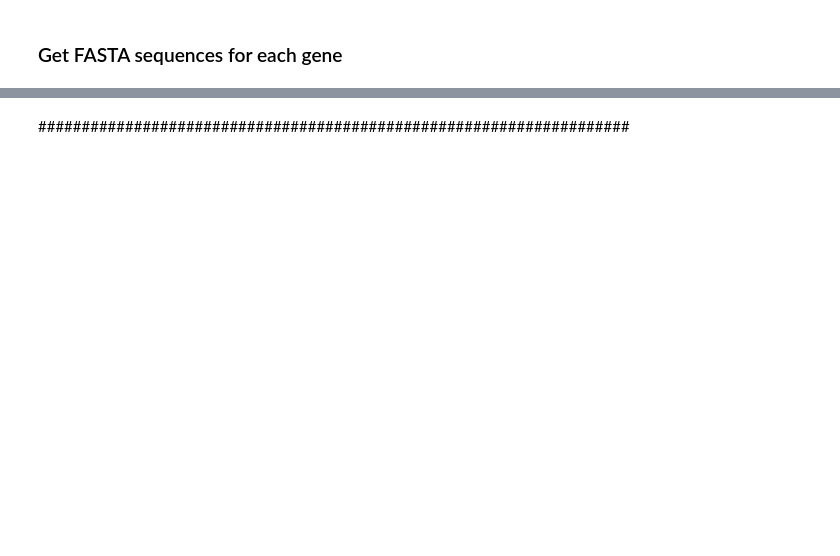
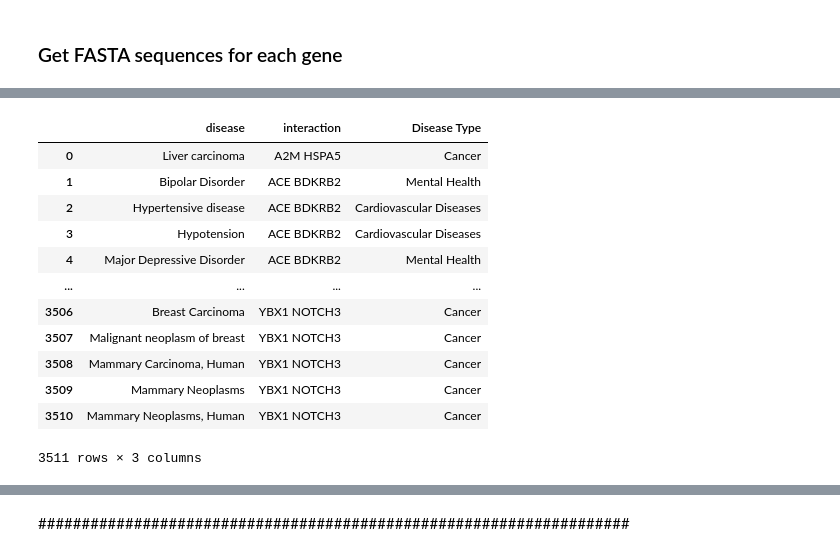
Before and after one commit to bioinfo-YCU/ConnectomeDB, a Jupyter notebook: Python_test.ipynb, the cells around one changed output, grey strips where cells are left out. Saved outputs shown, nothing was run; the diff lists cells and outputs as text; code cells hidden in the pictures; blank space fills up the shorter version.

```diff
--- a/Python_test.ipynb
+++ b/Python_test.ipynb
@@ -1196,3 +999,27 @@ top_pathway_df
 # %%
 df= pd.read_csv("data/disease_annotations_per_pair.csv")
+df_cat=pd.read_csv("data/disease_categories.csv")
+mapping = dict(zip(df_cat['Disease Name'], df_cat['Category']))
+# Replace values in the column based on the mapping
+df["Disease Type"] = df['disease'].replace(mapping)
+df = df[["interaction", "Disease Type"]].drop_duplicates()
+df['Disease Type'] = df['Disease Type'].astype(str)
+# Group by 'col1' and combine 'col2' values with ', '
+df = df.groupby('interaction')['Disease Type'].apply(', '.join).reset_index()
+# Create "Cancer-related" column based on whether "Cancers & Neoplasms" is in col2
+df['Cancer-related'] = df['Disease Type'].apply(lambda x: 'Yes' if 'Cancer' in x else 'No')
+# %% [output]
+|  | disease | interaction | Disease Type |
+| 0 | Liver carcinoma | A2M HSPA5 | Cancer |
+| 1 | Bipolar Disorder | ACE BDKRB2 | Mental Health |
+| 2 | Hypertensive disease | ACE BDKRB2 | Cardiovascular Diseases |
+| 3 | Hypotension | ACE BDKRB2 | Cardiovascular Diseases |
+| 4 | Major Depressive Disorder | ACE BDKRB2 | Mental Health |
+| ... | ... | ... | ... |
+| 3506 | Breast Carcinoma | YBX1 NOTCH3 | Cancer |
+| 3507 | Malignant neoplasm of breast | YBX1 NOTCH3 | Cancer |
+| 3508 | Mammary Carcinoma, Human | YBX1 NOTCH3 | Cancer |
+| 3509 | Mammary Neoplasms | YBX1 NOTCH3 | Cancer |
+| 3510 | Mammary Neoplasms, Human | YBX1 NOTCH3 | Cancer |
+3511 rows × 3 columns
 # %%
```
Also changed, not shown: parts of 53 cells of this notebook, 21 other files.
